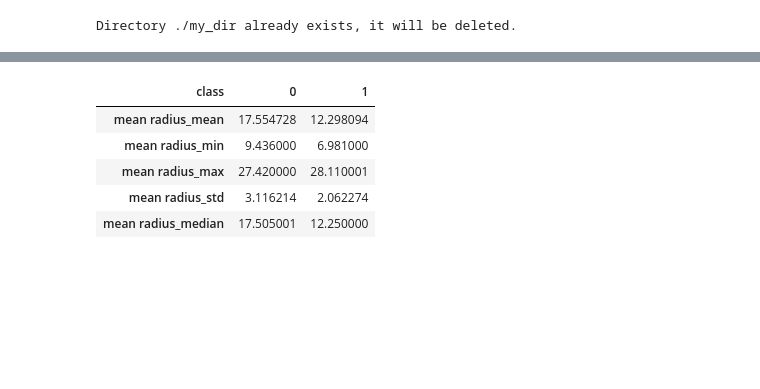
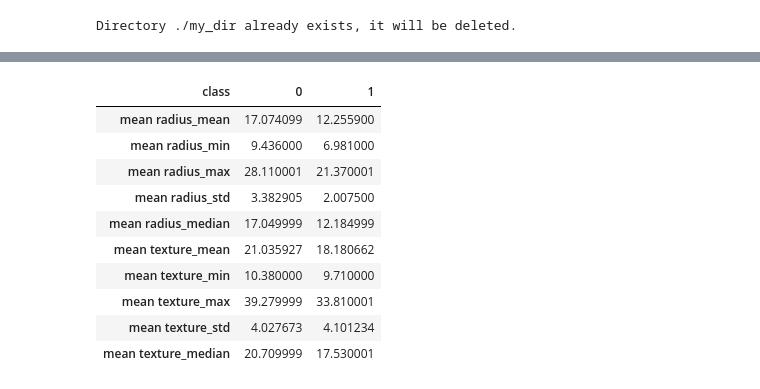
Before and after one commit to jzsmoreno/likelihood, a Jupyter notebook: examples/Deep_Models.ipynb, the cells around one changed output, grey strips where cells are left out. Saved outputs shown, nothing was run; the diff lists cells and outputs as text; code cells hidden in the pictures; blank space fills up the shorter version.

```diff
--- a/examples/Deep_Models.ipynb
+++ b/examples/Deep_Models.ipynb
@@ -179,9 +179,14 @@ summary = insights.predictor_analyzer(frac=1.0, y_labels=y_labels)
 # %%
-summary.head()
+summary.head(10)
 # %% [output]
 | class | 0 | 1 |
-| mean radius_mean | 17.554728 | 12.298094 |
+| mean radius_mean | 17.074099 | 12.255900 |
 | mean radius_min | 9.436000 | 6.981000 |
-| mean radius_max | 27.420000 | 28.110001 |
-| mean radius_std | 3.116214 | 2.062274 |
-| mean radius_median | 17.505001 | 12.250000 |
+| mean radius_max | 28.110001 | 21.370001 |
+| mean radius_std | 3.382905 | 2.007500 |
+| mean radius_median | 17.049999 | 12.184999 |
+| mean texture_mean | 21.035927 | 18.180662 |
+| mean texture_min | 10.380000 | 9.710000 |
+| mean texture_max | 39.279999 | 33.810001 |
+| mean texture_std | 4.027673 | 4.101234 |
+| mean texture_median | 20.709999 | 17.530001 |
```
Also changed, not shown: parts of 7 cells of this notebook.
